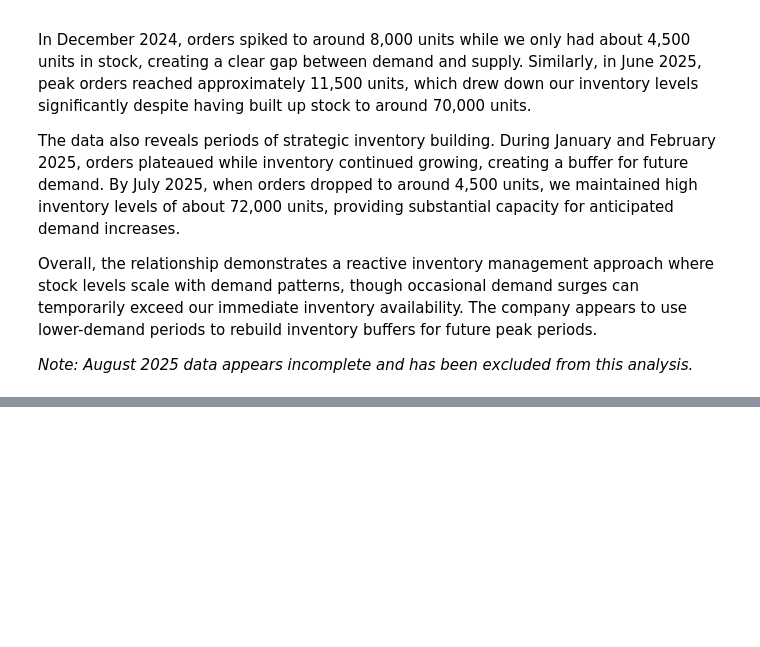
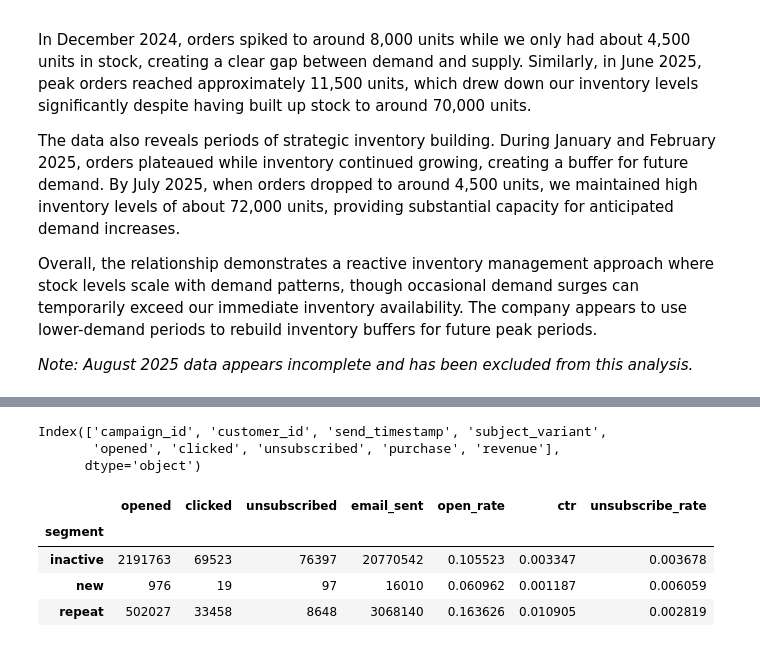
Before and after one commit to Barahow/Operational-CRM-Analysis-Retention-Funnel-and-Repurchase-Insights, a Jupyter notebook: notebooks/eda/01_descriptive_analysis.ipynb.ipynb, the cells around one changed output, grey strips where cells are left out. Saved outputs shown, nothing was run; the diff lists cells and outputs as text; code cells hidden in the pictures; blank space fills up the shorter version.

```diff
--- a/notebooks/eda/01_descriptive_analysis.ipynb.ipynb
+++ b/notebooks/eda/01_descriptive_analysis.ipynb.ipynb
@@ -311,0 +427,48 @@ Overall, the relationship demonstrates a reactive inventory management approach
+# %%
+email_engagement_df.columns
+# %% [output]
+Index(['campaign_id', 'customer_id', 'send_timestamp', 'subject_variant',
+       'opened', 'clicked', 'unsubscribed', 'purchase', 'revenue'],
+      dtype='object')
+# %%
+cols_needed= ['customer_id','send_timestamp','campaign_id','opened','clicked','unsubscribed']
+
+
+## Convert the types to help with memery manegement
+email_engagement_df['customer_id'] = email_engagement_df['customer_id'].astype('category')
+email_engagement_df['opened'] = email_engagement_df['opened'].astype('int8')
+email_engagement_df['clicked'] = email_engagement_df['clicked'].astype('int8')
+email_engagement_df['unsubscribed'] = email_engagement_df['unsubscribed'].astype('int8')
+
+engagement_df = email_engagement_df[cols_needed].copy()
+
+engagement_df['send_timestamp']= pd.to_datetime(engagement_df['send_timestamp'],errors='coerce')
+full_customer_segment = engagement_df.merge(df,on=['customer_id','send_timestamp'],how='left')
+
+
+## aggregate by segment
+agg= (
+    full_customer_segment
+    .groupby('segment')
+    .agg({
+        'opened':'sum',
+        'clicked':'sum',
+        'unsubscribed':'sum',
+        'campaign_id':'count'
+    }).rename(columns={'campaign_id':'email_sent'})
+      )
+
+
+agg['open_rate']= agg['opened']/agg['email_sent']
+
+agg['ctr']= agg['clicked']/agg['email_sent']
+
+agg['unsubscribe_rate']= agg['unsubscribed']/agg['email_sent']
+# %%
+agg.head(10)
+# %% [output]
+|  | opened | clicked | unsubscribed | email_sent | open_rate | ctr | unsubscribe_rate |
+| segment |  |  |  |  |  |  |  |
+| inactive | 2191763 | 69523 | 76397 | 20770542 | 0.105523 | 0.003347 | 0.003678 |
+| new | 976 | 19 | 97 | 16010 | 0.060962 | 0.001187 | 0.006059 |
+| repeat | 502027 | 33458 | 8648 | 3068140 | 0.163626 | 0.010905 | 0.002819 |
```
Also changed, not shown: parts of 21 cells of this notebook, 2 other files.
